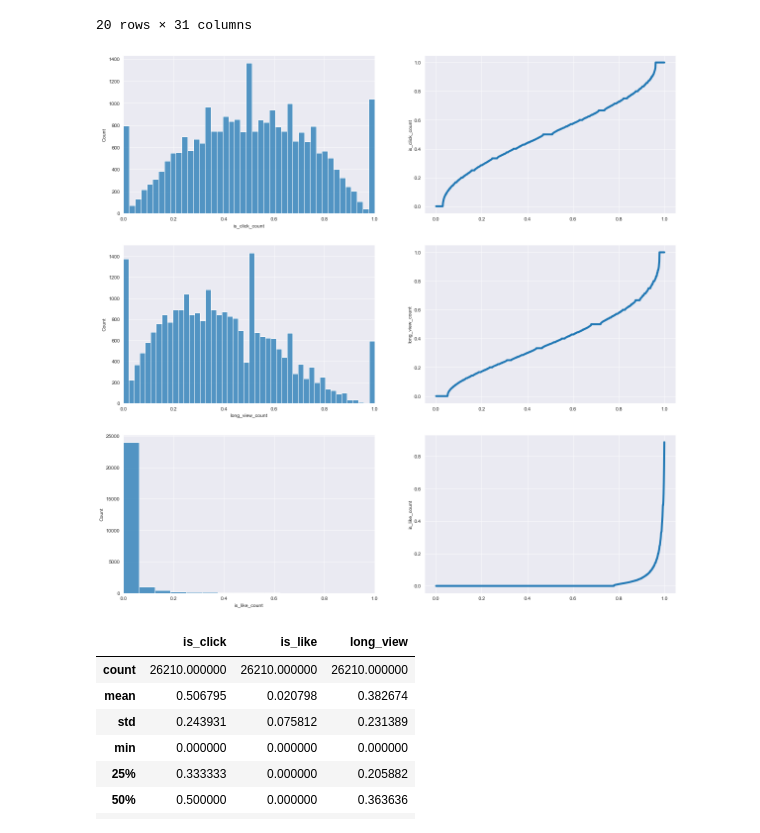
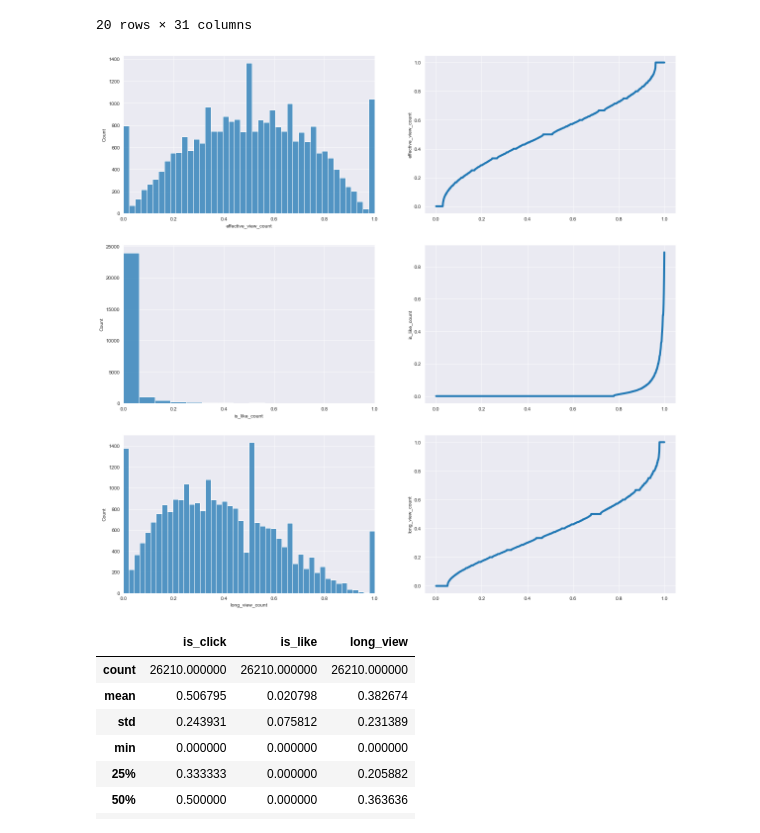
Before and after one commit to Jemma007/myThesis, a Jupyter notebook: lrtThesis/dataset/data_analyse.ipynb, the cells around one changed output. Saved outputs shown, nothing was run; the diff lists cells and outputs as text; code cells hidden in the pictures.

Commit message:
change high/low xtr

```diff
--- a/lrtThesis/dataset/data_analyse.ipynb
+++ b/lrtThesis/dataset/data_analyse.ipynb
@@ -95,7 +95,7 @@ category_features = (['user_id', 'weekday', 'hourmin', 'user_active_degree', 'is
                      + [f'onehot_feat{i}' for i in range(18)]
                      + ['video_id', 'author_id', 'upload_type', 'tag'])
 continuous_features = ['duration_ms', 'server_width', 'server_height','follow_user_num', 'fans_user_num', 'friend_user_num']
-labels = ['is_click', 'long_view', 'is_like'] # 'is_follow', 'is_comment', 'is_forward', 'is_not_hate'
+labels = ['effective_view', 'is_like', 'long_view', ] # 'is_follow', 'is_comment', 'is_forward', 'is_not_hate'
 raw_df = pd.read_csv('./data/log_standard_4_08_to_4_21_pure.csv')
 user_df = pd.read_csv('./data/user_features_pure.csv')
 video_df = pd.read_csv('./data/video_features_basic_pure.csv')
@@ -114,4 +114,6 @@ raw_df['tag'] = raw_df['tag'].apply(lambda x:str(x).split(',')[0])
 
 # 处理hate标签
 raw_df['is_not_hate'] = 1 - raw_df['is_hate']
+
+raw_df['effective_view'] = raw_df['is_click']
 # %%
@@ -144,23 +145,29 @@ def myScatter(series, name, idx, fig, save=False):
 # %%
 fig = plt.figure(figsize=(20, 20))
 i = 0
-high_xtr_user_set = dict()
-low_xtr_user_set = dict()
+high_xtr_user_set = set()
+low_xtr_user_set = set()
 user_count = raw_df.groupby("user_id")['video_id'].count().reset_index().rename({'video_id':'count'}, axis=1)
 for label in labels:
     count = raw_df.groupby("user_id")[label].mean()
     user_count = user_count.merge(count.reset_index(), on=['user_id'], how='left')
     myHist(count, label+'_count', i+1, fig)
     myQuantile(count, label+'_count', i+2, fig)
     # myScatter(count, label+'_count', i+2, fig)
     not_zero_count = count[(count != 0) & (user_count['count'] > 10)] # 有label行为并且互动次数超过10
-    high_xtr_user_set[label] = set(not_zero_count[not_zero_count > not_zero_count.quantile(0.4)].index)
-    low_xtr_user_set[label] = set(not_zero_count[not_zero_count < not_zero_count.quantile(0.6)].index)
+    if high_xtr_user_set:
+        high_xtr_user_set &= set(not_zero_count[not_zero_count > not_zero_count.quantile(0.6)].index)
+    else:
+        high_xtr_user_set = set(not_zero_count[not_zero_count > not_zero_count.quantile(0.6)].index)
+    if low_xtr_user_set:
+        low_xtr_user_set &= set(not_zero_count[not_zero_count < not_zero_count.quantile(0.4)].index)
+    else:
+        low_xtr_user_set = set(not_zero_count[not_zero_count < not_zero_count.quantile(0.4)].index)
     i += 2
-plt.savefig('./data/figure/labels.png')
-plt.show()
+# plt.savefig('./data/figure/labels.png')
+# plt.show()
 # %% [output]
-[figure, old version]
+[figure, new version]
 # %%
 user_count[['is_click', 'is_like', 'long_view']].describe()
 # %% [output]
```
Also changed, not shown: parts of 6 cells of this notebook, 1 other file.
